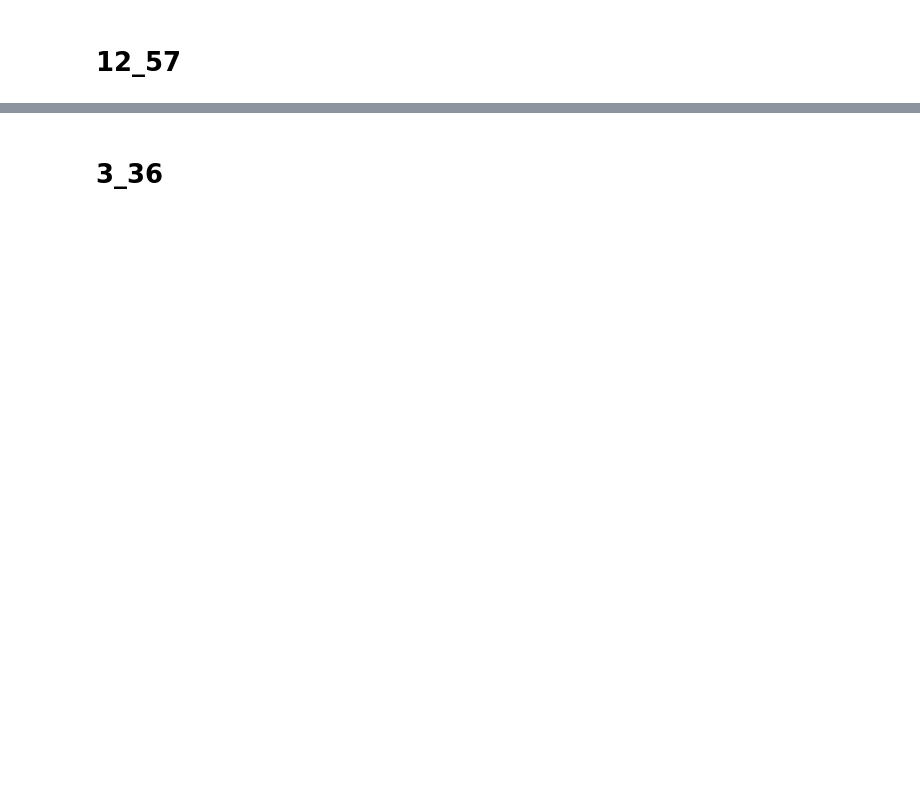
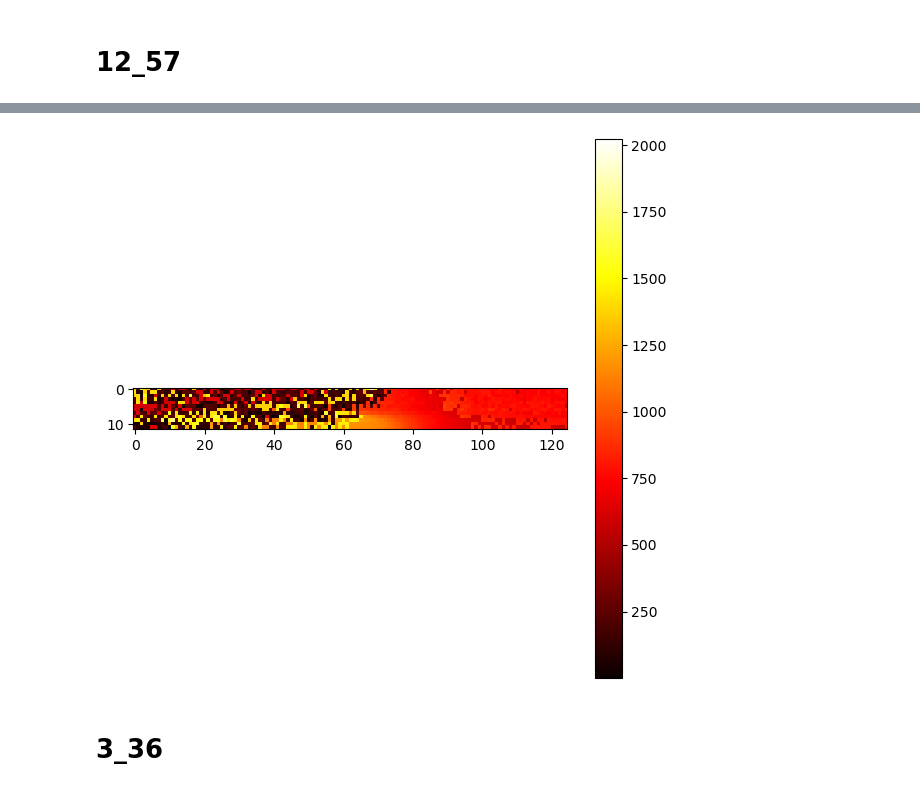
Before and after one commit to NamanJParikh/reu2024-hyperspectral-camera, a Jupyter notebook: ProjectFinalResults/timeline.ipynb, the cells around one changed output, grey strips where cells are left out. Drawn from its saved outputs; the diff is of its cells as text; code cells hidden in the pictures; blank space fills up the shorter version.

```diff
--- a/ProjectFinalResults/timeline.ipynb
+++ b/ProjectFinalResults/timeline.ipynb
@@ -337,6 +382,13 @@ for (i,j) in itertools.product(range(cut_12_57.shape[0]), range(cut_12_57.shape[
     except: temp_12_57[i][j] = -1
 
 np.save("./temp_12_57", temp_12_57)
+# %%
+plt.figure(figsize=(7,7))
+plt.imshow(temp_12_57, cmap="hot")
+plt.colorbar()
+plt.show()
+# %% [output]
+[figure, added]
 # %% [markdown]
 # 3_36
 # %%
```
Also changed, not shown: parts of 13 cells of this notebook, 9 other files.
